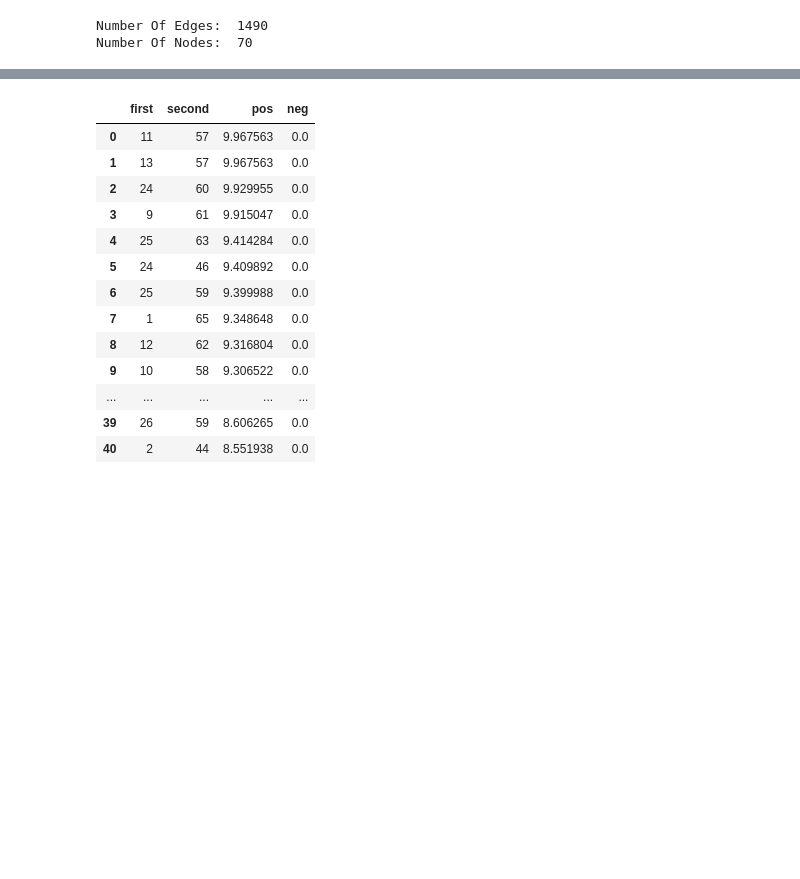
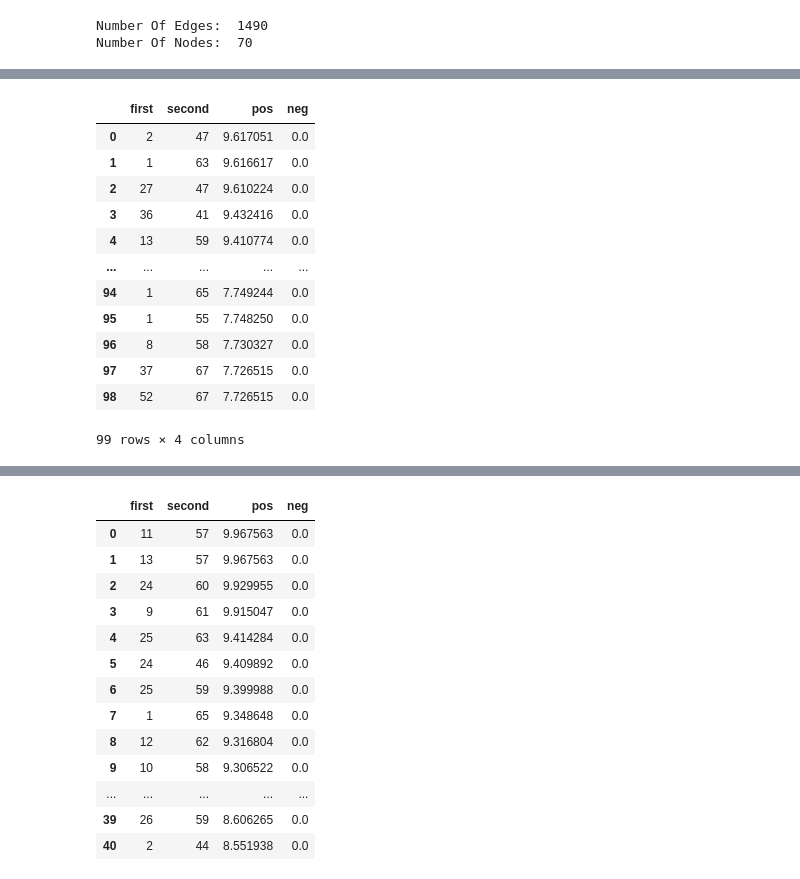
Before and after one commit to divaymohan/ProjectMaterial, a Jupyter notebook: Project/Original Matrixes/NoteBooks/MLP_Normalized.ipynb, the cells around one changed output, grey strips where cells are left out. Drawn from its saved outputs; the diff is of its cells as text; code cells hidden in the pictures; blank space fills up the shorter version.

```diff
--- a/Project/Original Matrixes/NoteBooks/MLP_Normalized.ipynb
+++ b/Project/Original Matrixes/NoteBooks/MLP_Normalized.ipynb
@@ -420,0 +235,16 @@ pyplot.show()
+# %%
+added_df
+# %% [output]
+|  | first | second | pos | neg |
+| 0 | 2 | 47 | 9.617051 | 0.0 |
+| 1 | 1 | 63 | 9.616617 | 0.0 |
+| 2 | 27 | 47 | 9.610224 | 0.0 |
+| 3 | 36 | 41 | 9.432416 | 0.0 |
+| 4 | 13 | 59 | 9.410774 | 0.0 |
+| ... | ... | ... | ... | ... |
+| 94 | 1 | 65 | 7.749244 | 0.0 |
+| 95 | 1 | 55 | 7.748250 | 0.0 |
+| 96 | 8 | 58 | 7.730327 | 0.0 |
+| 97 | 37 | 67 | 7.726515 | 0.0 |
+| 98 | 52 | 67 | 7.726515 | 0.0 |
+99 rows × 4 columns
```
Also changed, not shown: parts of 16 cells of this notebook, 11 other files.
